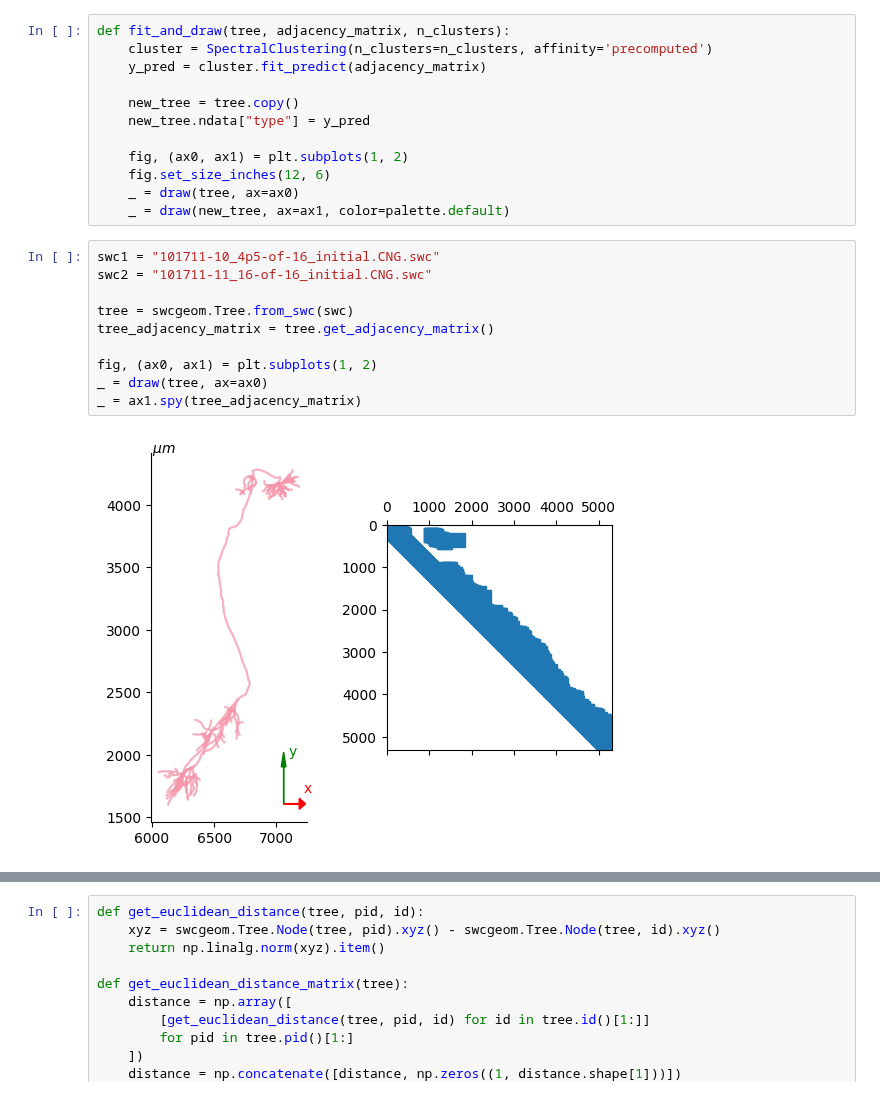
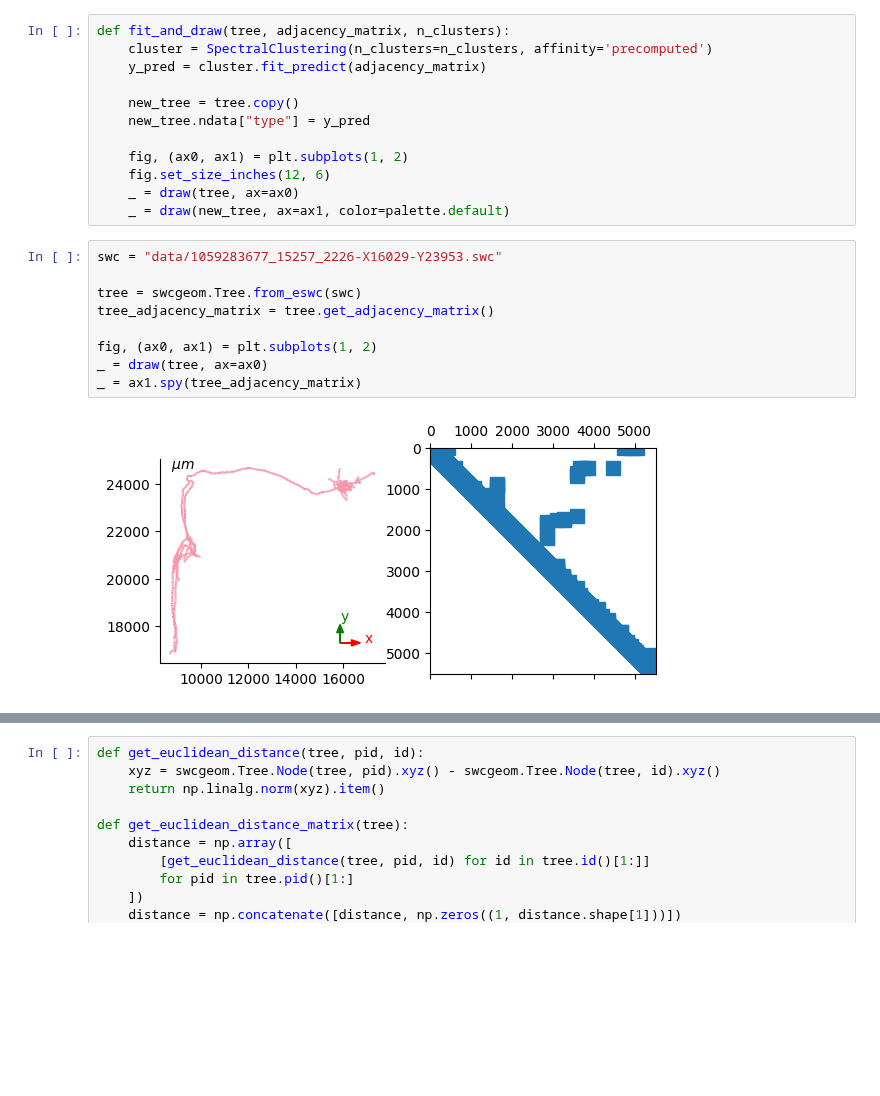
Before and after one commit to yzx9/swcgeom, a Jupyter notebook: examples/SpectralClustering.ipynb, the cells around one changed output, grey strips where cells are left out. Saved outputs shown, nothing was run; the diff lists cells and outputs as text; blank space fills up the shorter version.

```diff
--- a/examples/SpectralClustering.ipynb
+++ b/examples/SpectralClustering.ipynb
@@ -28,17 +28,16 @@ def fit_and_draw(tree, adjacency_matrix, n_clusters):
     _ = draw(tree, ax=ax0)
     _ = draw(new_tree, ax=ax1, color=palette.default)
 # %%
-swc1 = "101711-10_4p5-of-16_initial.CNG.swc"
-swc2 = "101711-11_16-of-16_initial.CNG.swc"
+swc = "data/1059283677_15257_2226-X16029-Y23953.swc"
 
-tree = swcgeom.Tree.from_swc(swc)
+tree = swcgeom.Tree.from_eswc(swc)
 tree_adjacency_matrix = tree.get_adjacency_matrix()
 
 fig, (ax0, ax1) = plt.subplots(1, 2)
 _ = draw(tree, ax=ax0)
 _ = ax1.spy(tree_adjacency_matrix)
 # %% [output]
-[figure, old version]
+[figure, new version]
 # %%
 branch_tree = swcgeom.BranchTree.from_tree(tree)
 branch_tree_adjacency_matrix = branch_tree.get_adjacency_matrix()
```
Also changed, not shown: parts of 4 cells of this notebook, 2 other files.
